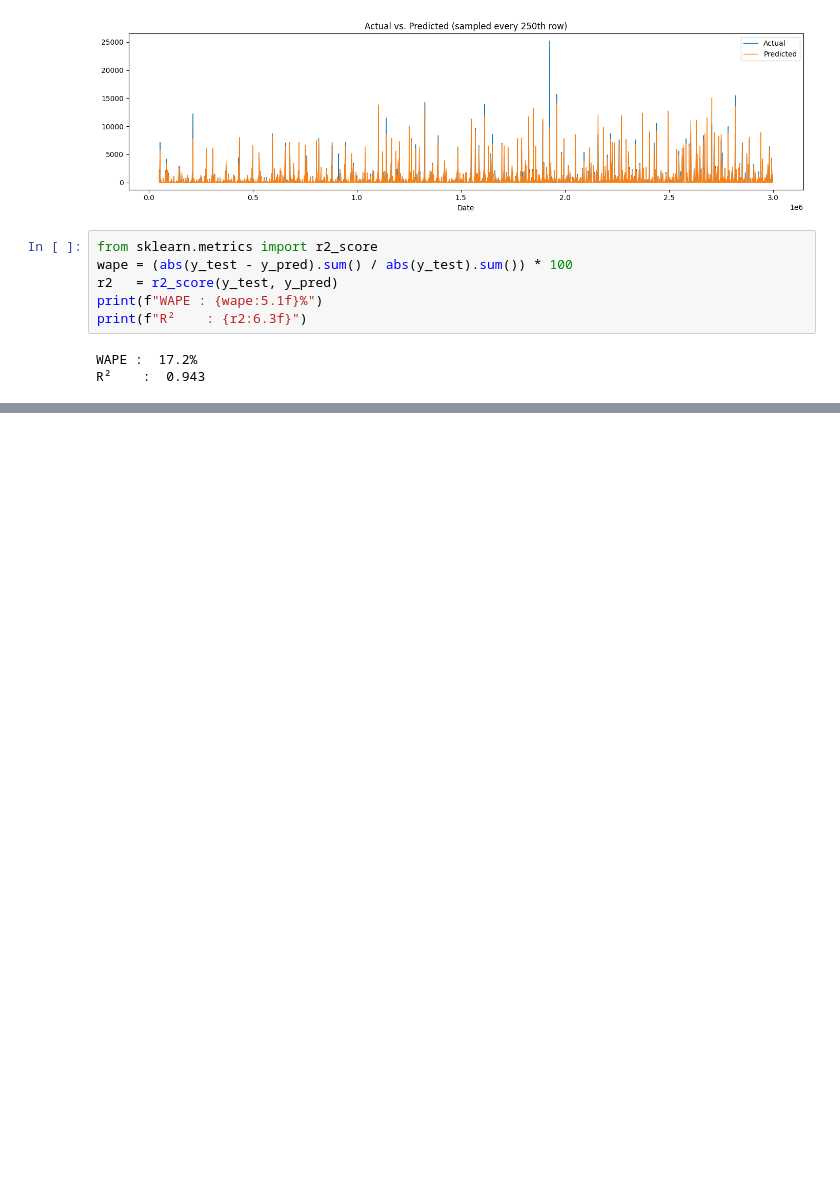
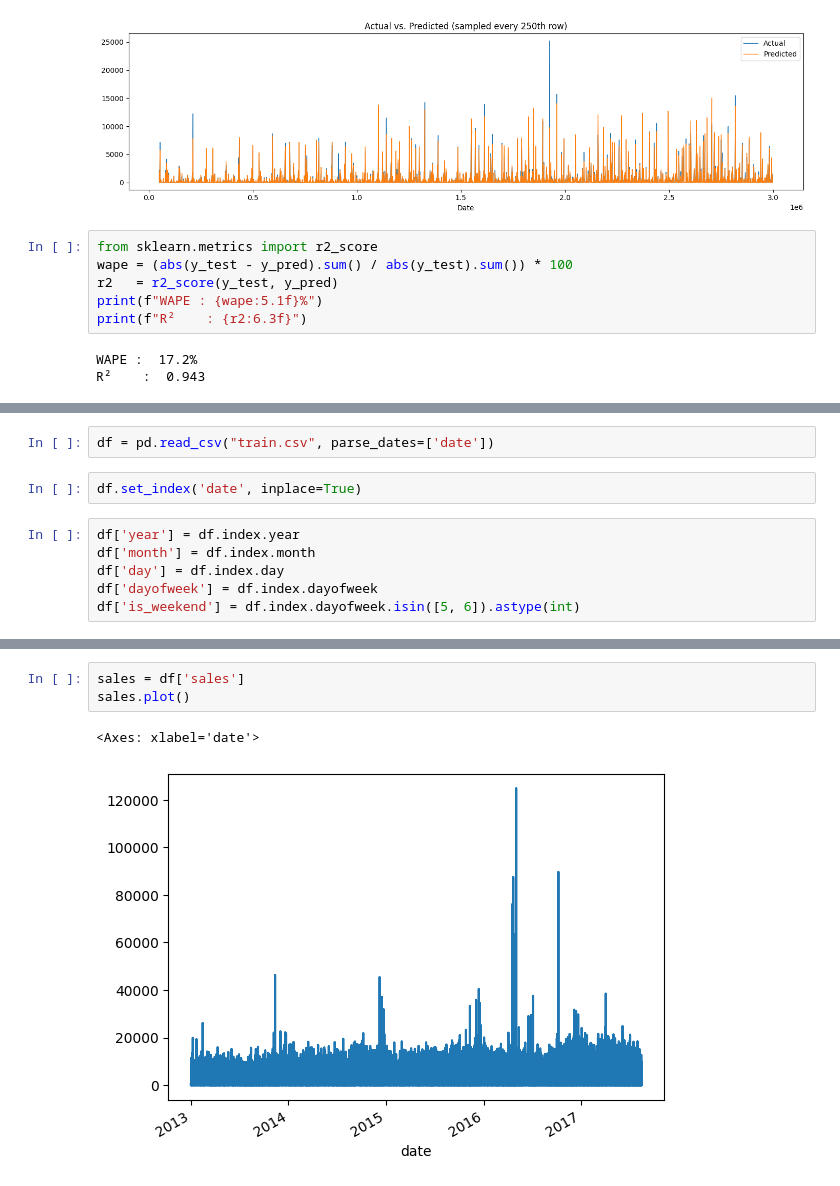
Before and after one commit to gregloos/Store-Sales-Forecasting, a Jupyter notebook: forecasting.ipynb, the cells around one changed output, grey strips where cells are left out. Cells and saved outputs as stored; diff of their text form; blank space fills up the shorter version.

```diff
--- a/forecasting.ipynb
+++ b/forecasting.ipynb
@@ -846,0 +878,10 @@ R²    :  0.943
+# %%
+df = pd.read_csv("train.csv", parse_dates=['date'])
+# %%
+df.set_index('date', inplace=True)
+# %%
+df['year'] = df.index.year
+df['month'] = df.index.month
+df['day'] = df.index.day
+df['dayofweek'] = df.index.dayofweek
+df['is_weekend'] = df.index.dayofweek.isin([5, 6]).astype(int)
@@ -846,0 +904,6 @@ R²    :  0.943
+# %%
+sales = df['sales']
+sales.plot()
+# %% [output]
+<Axes: xlabel='date'>
+[figure, added]
```
Also changed, not shown: parts of 4 cells of this notebook.
